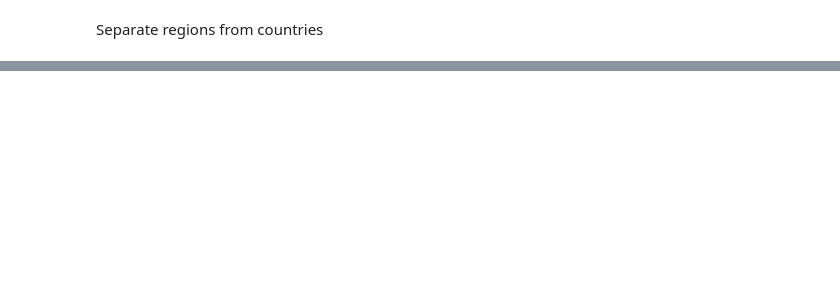
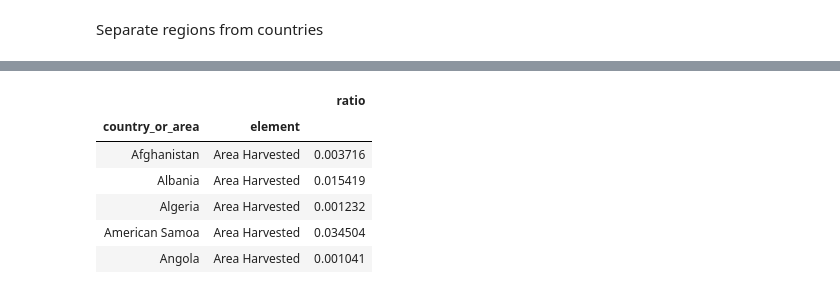
Before and after one commit to Macks3110/bADAss_team_project, a Jupyter notebook: src/project_main.ipynb, the cells around one changed output, grey strips where cells are left out. Drawn from its saved outputs; the diff is of its cells as text; code cells hidden in the pictures; blank space fills up the shorter version.

```diff
--- a/src/project_main.ipynb
+++ b/src/project_main.ipynb
@@ -87 +263,15 @@ crops_countries_area
+# %%
+
+crops_countries_area_df=pd.DataFrame(crops_countries_area.ratio)
+crops_countries_area_df.head()
+#log_df=pd.DataFrame(crops_countries_area_df.ratio.map(lambda x:np.log(x)))
+#type(log_df)
+# %% [output]
+|  |  | ratio |
+| country_or_area | element |  |
+| Afghanistan | Area Harvested | 0.003716 |
+| Albania | Area Harvested | 0.015419 |
+| Algeria | Area Harvested | 0.001232 |
+| American Samoa | Area Harvested | 0.034504 |
+| Angola | Area Harvested | 0.001041 |
 # %%
```
Also changed, not shown: parts of 15 cells of this notebook.
